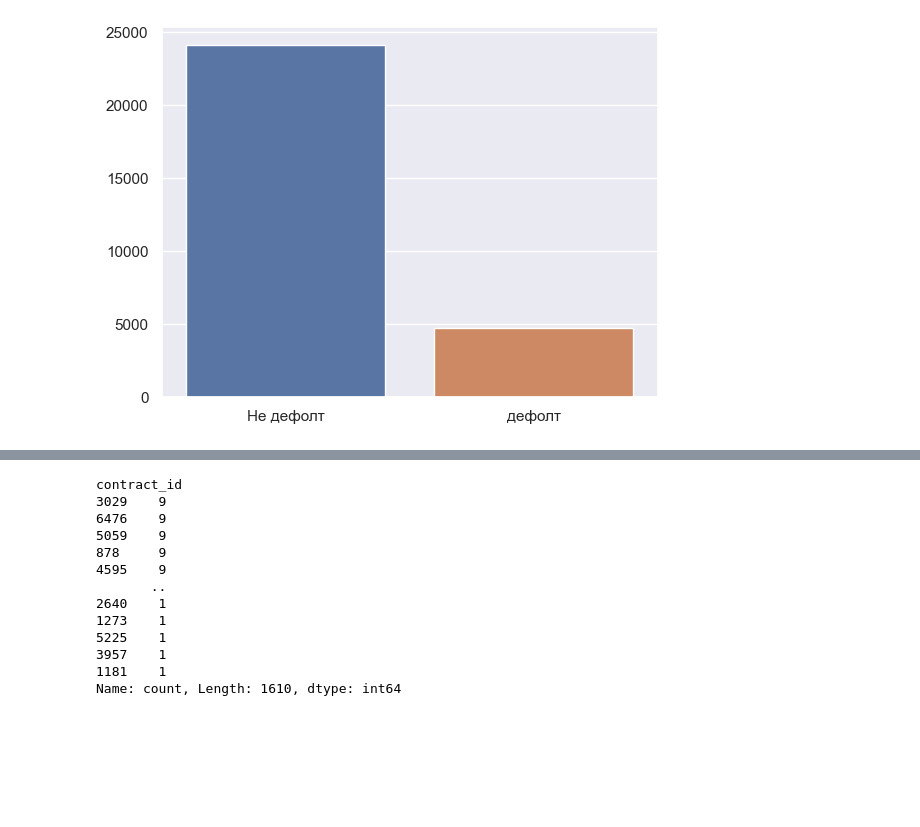
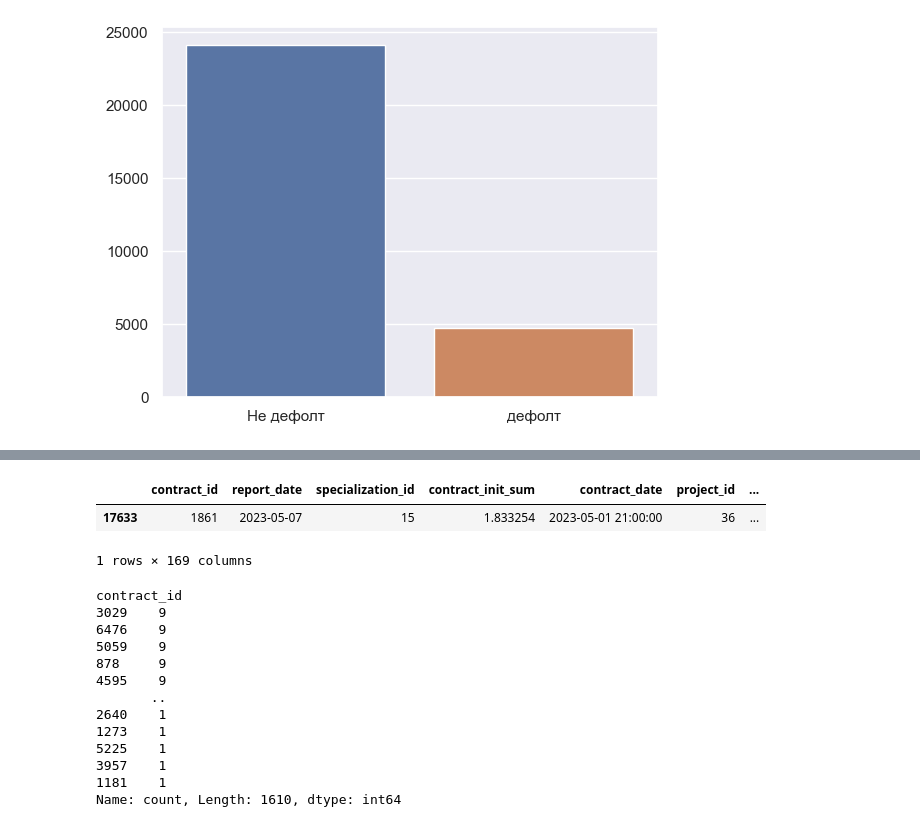
Before and after one commit to Scorpgodwest/contractor_churn_prediction, a Jupyter notebook: research/EDA.ipynb, the cells around one changed output, grey strips where cells are left out. Drawn from its saved outputs; the diff is of its cells as text; code cells hidden in the pictures; blank space fills up the shorter version.

```diff
--- a/research/EDA.ipynb
+++ b/research/EDA.ipynb
@@ -190,3 +200,9 @@ Name: count, Length: 3448, dtype: int64
+# %%
+X_train[X_train['contractor_id'] == 216]
+# %% [output]
+|  | contract_id | report_date | specialization_id | contract_init_sum | contract_date | project_id | ... |
+| 17633 | 1861 | 2023-05-07 | 15 | 1.833254 | 2023-05-01 21:00:00 | 36 | ... |
+1 rows × 169 columns
 # %%
 X_test['contract_id'].value_counts()
 # %% [output]
```
Also changed, not shown: parts of 29 cells of this notebook, 7 other files.
